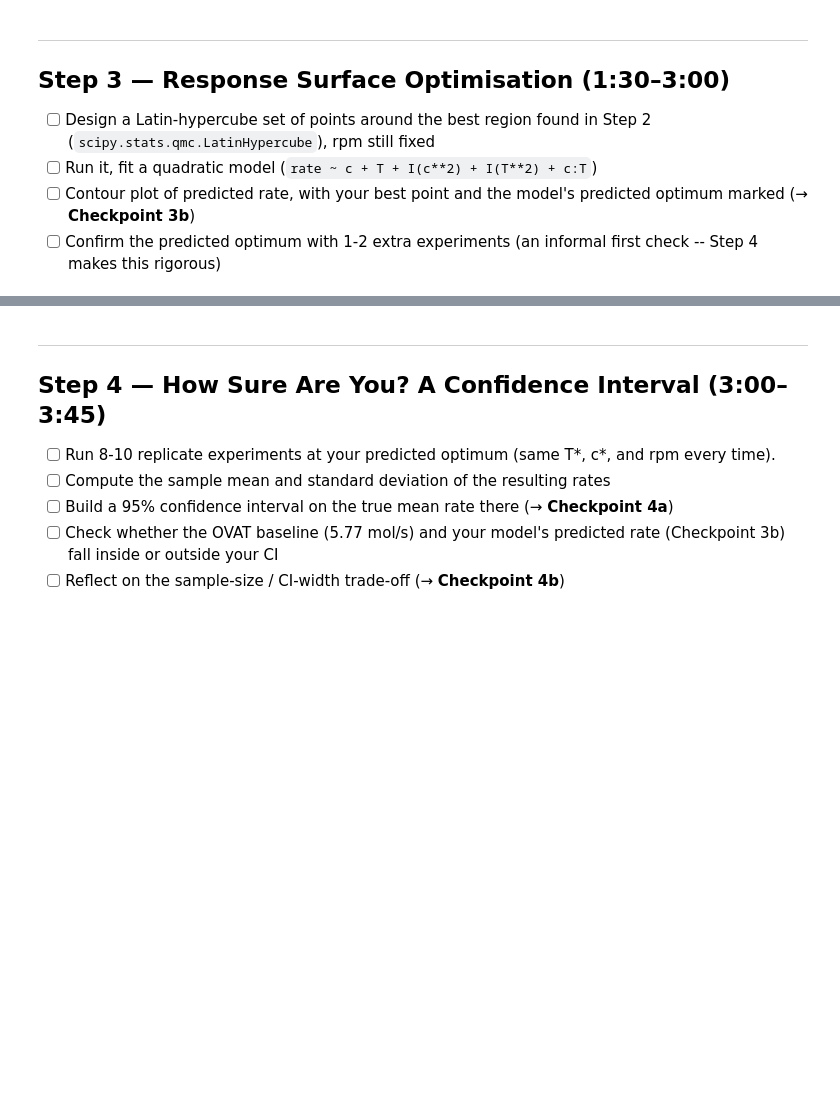
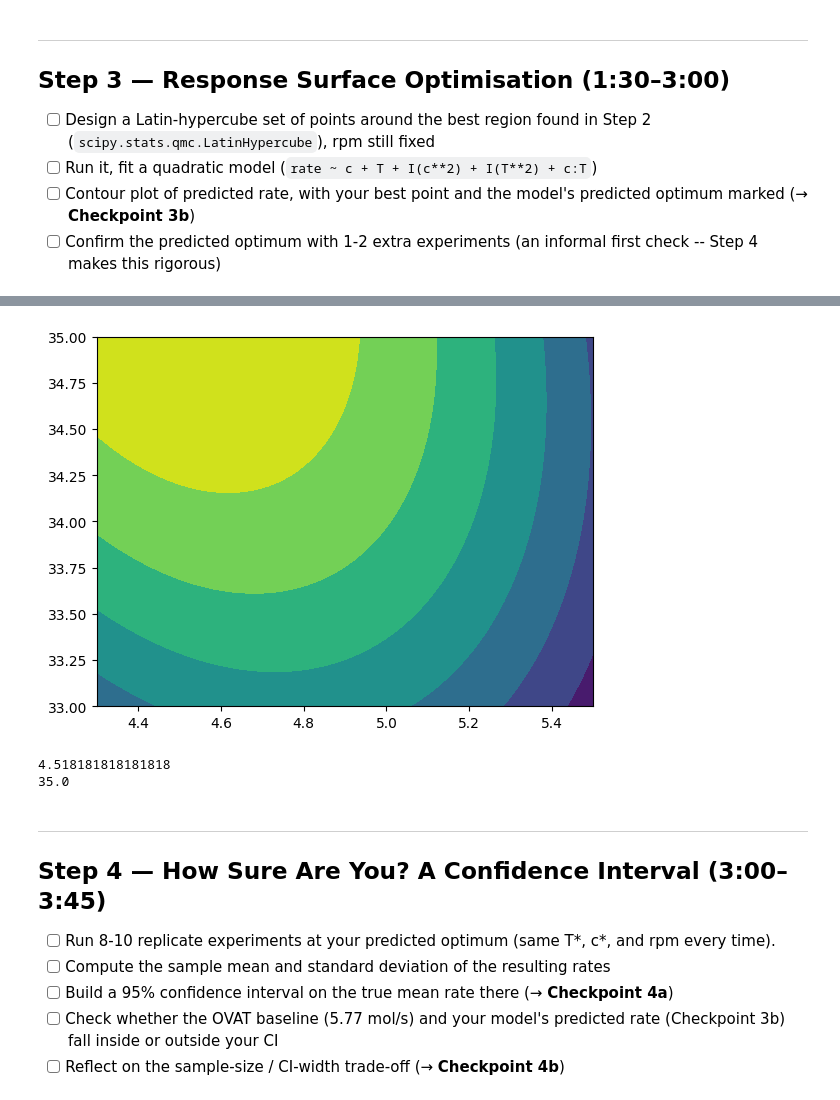
Before and after one commit to evagulevska-ctrl/1kb570_2026, a Jupyter notebook: Labs/03_optimising_catalytic_reaction/starter_notebook.ipynb, the cells around one changed output, grey strips where cells are left out. Saved outputs shown, nothing was run; the diff lists cells and outputs as text; code cells hidden in the pictures; blank space fills up the shorter version.

```diff
--- a/Labs/03_optimising_catalytic_reaction/starter_notebook.ipynb
+++ b/Labs/03_optimising_catalytic_reaction/starter_notebook.ipynb
@@ -138,3 +436,18 @@ log(result)
 # Mark your best experimental point and the model's predicted optimum
 # (e.g. from scipy.optimize.minimize on the negative of
 # your fitted model, or just the grid's argmax).
+#rate ~ c + T + I(c**2) + I(T**2) + c:T
+a = 18.2382
+b = 9.7802
+Ic = -1.0636
+IT = -0.122
+cT = -0.2464
+
+ci = np.linspace(4.3,5.5,100)
+ti = np.linspace(33,35,100)
+
+(c_mesh, t_mesh) = np.meshgrid(ci, ti)
+def rate(c, T):
+  rate = a*c + b*T + Ic*c**2 + IT*T**2 + c*T*cT - 205.6
+  return rate
+print(rate(c_mesh, t_mesh))
@@ -141,9 +462,25 @@ log(result)
 # %%
 # TODO:
 # 1. Store the predicted optimum (c_star, T_star, rate_star)
-# -- you'll reuse it in Step 4.
+# -- you'll reuse it in Step 4.\
+
 # 2. Run 1-2 confirmation experiments at (or near) your predicted optimum
 # and compare the observed rate to the model's prediction.
+
+
+plt.contourf(c_mesh, t_mesh, rate(c_mesh, t_mesh))
+plt.show()
+
+max_rate = rate(c_mesh, t_mesh).max()
+max_rate_idx = np.unravel_index(np.argmax(rate(c_mesh, t_mesh), axis=None), rate(c_mesh, t_mesh).shape)
+c_star = c_mesh[max_rate_idx]
+T_star = t_mesh[max_rate_idx]
+print(c_star)
+print(T_star)
+# %% [output]
+[figure, added]
+4.518181818181818
+35.0
 # %% [markdown]
 ---
 ## Step 4 — How Sure Are You? A Confidence Interval (3:00–3:45)
```
Also changed, not shown: parts of 21 cells of this notebook.
